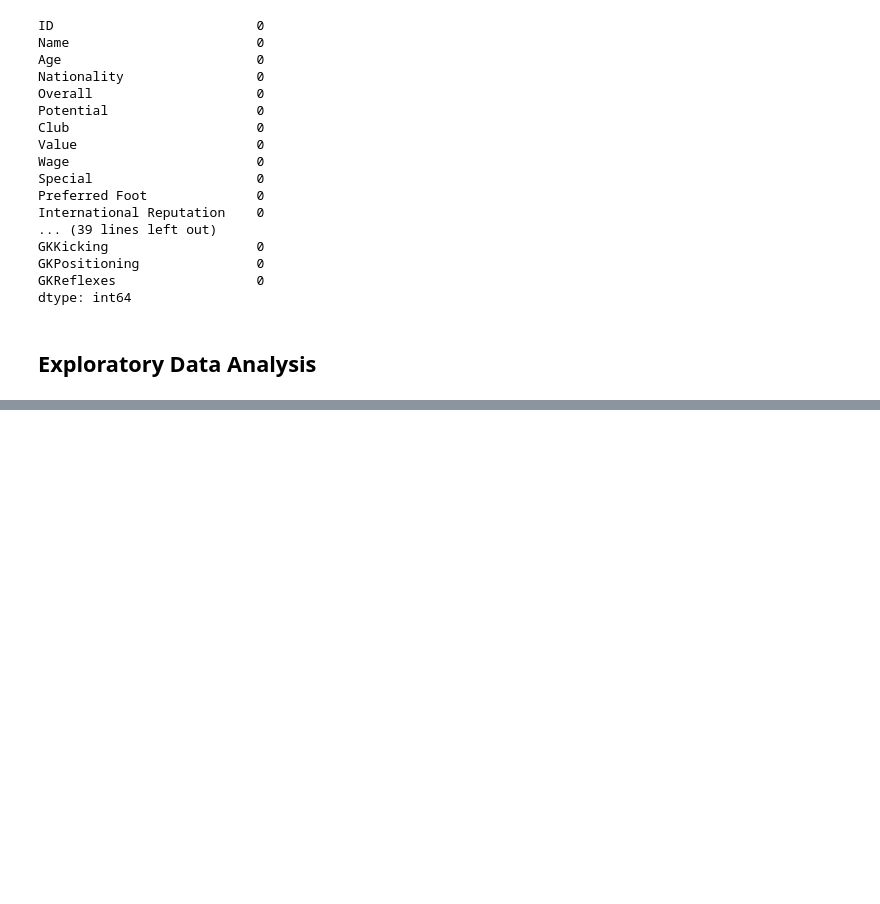
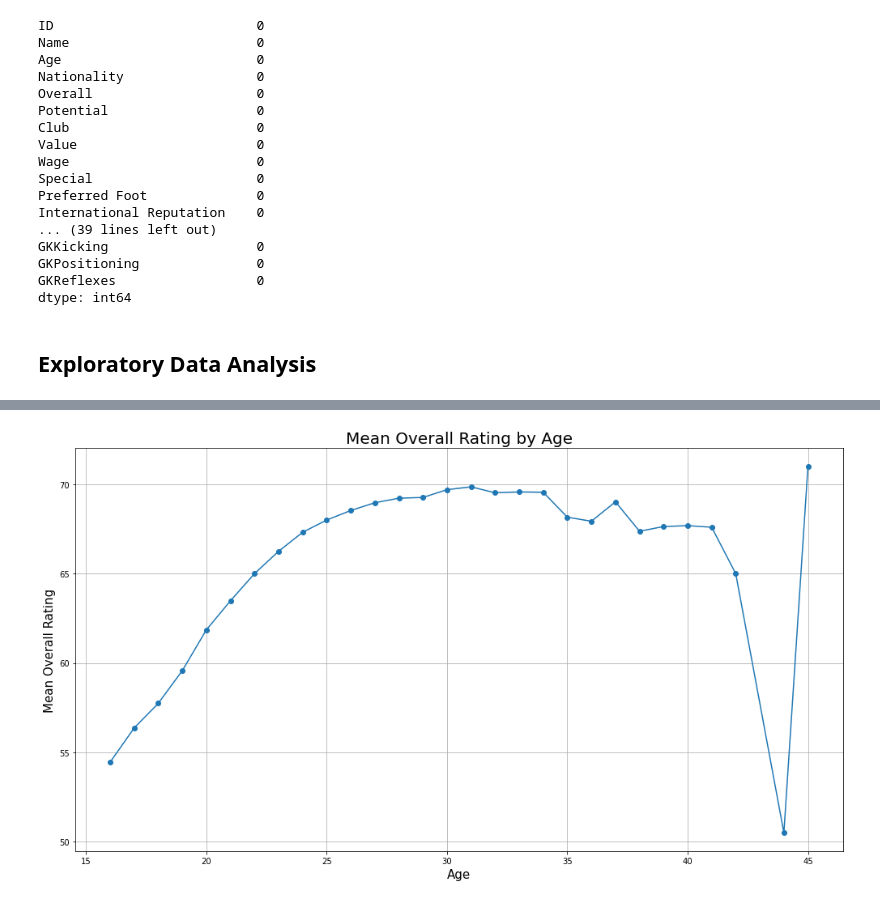
Before and after one commit to bulemi2/Football_Analysis, a Jupyter notebook: Analysis.ipynb, the cells around one changed output, grey strips where cells are left out. Cells and saved outputs as stored; diff of their text form; code cells hidden in the pictures; blank space fills up the shorter version.

```diff
--- a/Analysis.ipynb
+++ b/Analysis.ipynb
@@ -242,0 +317,13 @@ dtype: int64
+# %%
+mean_age = df.groupby('Age')['Overall'].mean().reset_index()
+
+plt.figure(figsize=(14, 8))
+plt.plot(mean_age['Age'], mean_age['Overall'], marker='o', linestyle='-')
+plt.title('Mean Overall Rating by Age', fontsize=20)
+plt.xlabel('Age', fontsize=15)
+plt.ylabel('Mean Overall Rating', fontsize=15)
+plt.grid(True)
+plt.tight_layout()
+plt.show()
+# %% [output]
+[figure, added]
```
Also changed, not shown: parts of 12 cells of this notebook.
